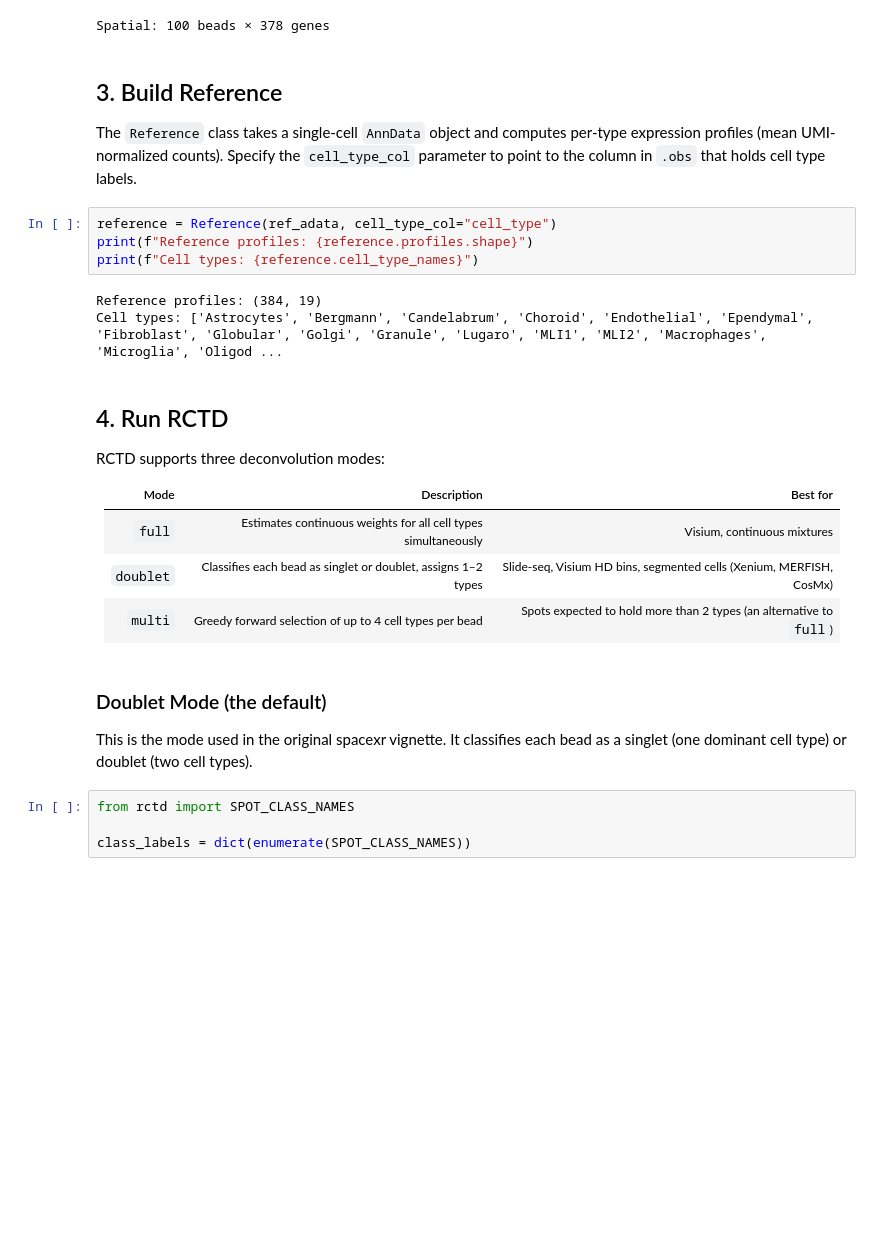
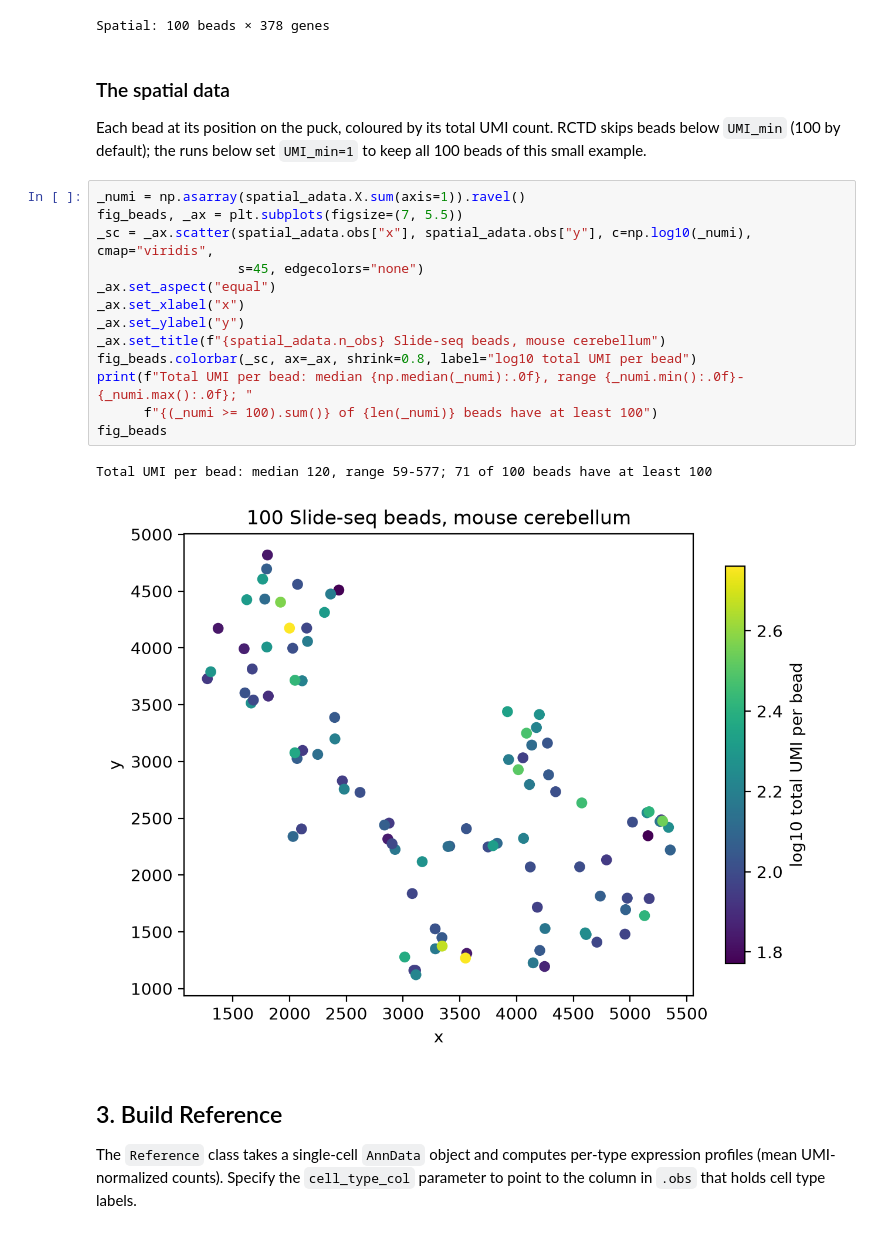
Before and after one commit to Bowen-Man/rctd-py, a Jupyter notebook: docs/tutorials/slideseq_cerebellum.ipynb, the cells around one changed output. Saved outputs shown, nothing was run; the diff lists cells and outputs as text; blank space fills up the shorter version.

```diff
--- a/docs/tutorials/slideseq_cerebellum.ipynb
+++ b/docs/tutorials/slideseq_cerebellum.ipynb
@@ -109,34 +109,30 @@ print(f"Spatial: {spatial_adata.n_obs} beads × {spatial_adata.n_vars} genes")
 # %% [output]
 Spatial: 100 beads × 378 genes
 # %% [markdown]
-## 3. Build Reference
+### The spatial data
 
-The `Reference` class takes a single-cell `AnnData` object and computes per-type
-expression profiles (mean UMI-normalized counts). Specify the `cell_type_col`
-parameter to point to the column in `.obs` that holds cell type labels.
+Each bead at its position on the puck, coloured by its total UMI count. RCTD skips beads below
+`UMI_min` (100 by default); the runs below set `UMI_min=1` to keep all 100 beads of this small
+example.
 # %%
-reference = Reference(ref_adata, cell_type_col="cell_type")
-print(f"Reference profiles: {reference.profiles.shape}")
-print(f"Cell types: {reference.cell_type_names}")
+_numi = np.asarray(spatial_adata.X.sum(axis=1)).ravel()
+fig_beads, _ax = plt.subplots(figsize=(7, 5.5))
+_sc = _ax.scatter(spatial_adata.obs["x"], spatial_adata.obs["y"], c=np.log10(_numi), cmap="viridis",
+                  s=45, edgecolors="none")
+_ax.set_aspect("equal")
+_ax.set_xlabel("x")
+_ax.set_ylabel("y")
+_ax.set_title(f"{spatial_adata.n_obs} Slide-seq beads, mouse cerebellum")
+fig_beads.colorbar(_sc, ax=_ax, shrink=0.8, label="log10 total UMI per bead")
+print(f"Total UMI per bead: median {np.median(_numi):.0f}, range {_numi.min():.0f}-{_numi.max():.0f}; "
+      f"{(_numi >= 100).sum()} of {len(_numi)} beads have at least 100")
+fig_beads
 # %% [output]
-Reference profiles: (384, 19)
-Cell types: ['Astrocytes', 'Bergmann', 'Candelabrum', 'Choroid', 'Endothelial', 'Ependymal', 'Fibroblast', 'Globular', 'Golgi', 'Granule', 'Lugaro', 'MLI1', 'MLI2', 'Macrophages', 'Microglia', 'Oligod ...
+Total UMI per bead: median 120, range 59-577; 71 of 100 beads have at least 100
+[figure, added]
 # %% [markdown]
-## 4. Run RCTD
+## 3. Build Reference
 
-RCTD supports three deconvolution modes:
-
-| Mode | Description | Best for |
-|------|-------------|----------|
-| `full` | Estimates continuous weights for all cell types simultaneously | Visium, continuous mixtures |
-| `doublet` | Classifies each bead as singlet or doublet, assigns 1–2 types | Slide-seq, Visium HD bins, segmented cells (Xenium, MERFISH, CosMx) |
-| `multi` | Greedy forward selection of up to 4 cell types per bead | Spots expected to hold more than 2 types (an alternative to `full`) |
+The `Reference` class takes a single-cell `AnnData` object and computes per-type
+expression profiles (mean UMI-normalized counts). Specify the `cell_type_col`
+parameter to point to the column in `.obs` that holds cell type labels.
-# %% [markdown]
-### Doublet Mode (the default)
-
-This is the mode used in the original spacexr vignette. It classifies each bead as
-a singlet (one dominant cell type) or doublet (two cell types).
-# %%
-from rctd import SPOT_CLASS_NAMES
-
-class_labels = dict(enumerate(SPOT_CLASS_NAMES))
```
Also changed, not shown: parts of 27 cells of this notebook, 1 other file.
